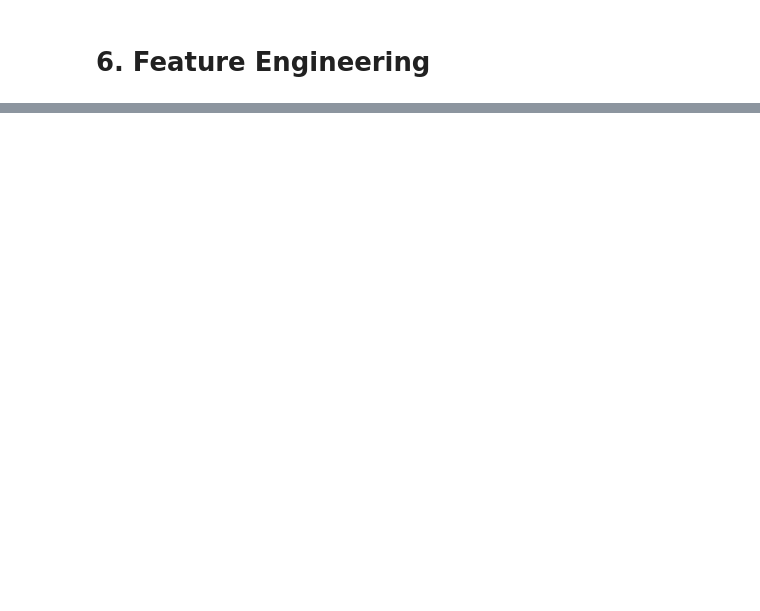
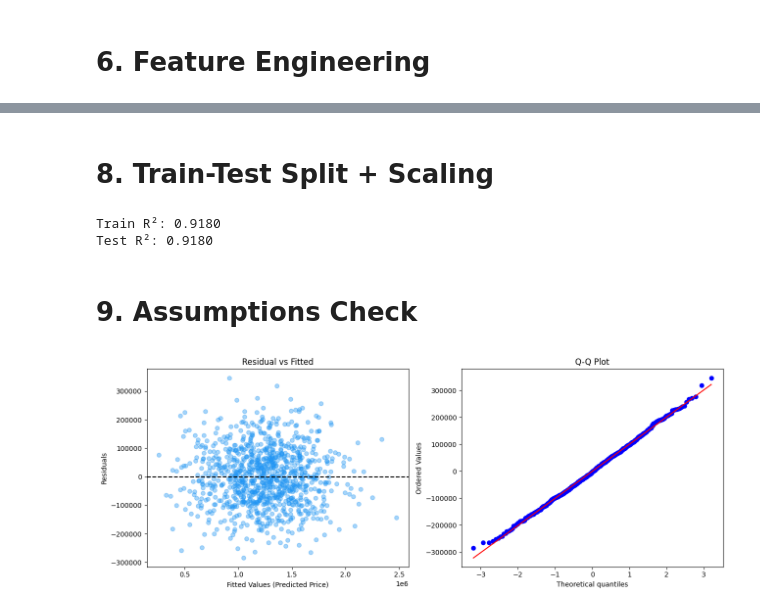
Before and after one commit to VishRoy/kaggle-notebook, a Jupyter notebook: Linear_Regression_USA_Housing.ipynb, the cells around one changed output, grey strips where cells are left out. Saved outputs shown, nothing was run; the diff lists cells and outputs as text; code cells hidden in the pictures; blank space fills up the shorter version.

Commit message:
Kaggle Notebook | Linear Regression - USA Housing | Version 1

```diff
--- a/Linear_Regression_USA_Housing.ipynb
+++ b/Linear_Regression_USA_Housing.ipynb
@@ -101,0 +171,14 @@ df = df.drop(columns=['Address']) # drop Address column
+# %%
+from statsmodels.stats.outliers_influence import variance_inflation_factor
+
+features = ['Avg. Area Income', 'Avg. Area House Age', 'Avg. Area Number of Rooms',
+            'Avg. Area Number of Bedrooms', 'Area Population']
+
+X = df[features]
+
+vif_data = pd.DataFrame()
+vif_data['Feature'] = X.columns
+vif_data['VIF'] = [
+    variance_inflation_factor(X.values, i) for i in range(X.shape[1])
+]
+print(vif_data)
@@ -101,0 +215,62 @@ df = df.drop(columns=['Address']) # drop Address column
+# %% [markdown]
+# 8. Train-Test Split + Scaling
+# %%
+from sklearn.model_selection import train_test_split
+from sklearn.preprocessing import StandardScaler
+from sklearn.compose import ColumnTransformer
+from sklearn.pipeline import Pipeline
+from sklearn.linear_model import LinearRegression
+from sklearn.metrics import r2_score, mean_squared_error, mean_absolute_error
+
+X = df[features]
+y = df['Price']
+
+
+X_train, X_test, y_train, y_test = train_test_split(X, y, test_size=0.2, random_state=42)
+
+preprocessor = ColumnTransformer(transformers = [
+        ('num', StandardScaler(), features)
+])
+
+model_pipeline = Pipeline(steps = [
+        ('preprocessor', preprocessor),
+        ('regressor', LinearRegression())
+])
+
+model_pipeline.fit(X_train, y_train)
+
+y_pred_train = model_pipeline.predict(X_train)
+y_pred_test = model_pipeline.predict(X_test)
+
+print(f"Train R²: {r2_score(y_train, y_pred_train):.4f}")
+print(f"Test R²: {r2_score(y_test, y_pred_test):.4f}")
+# %% [output]
+Train R²: 0.9180
+Test R²: 0.9180
+# %% [markdown]
+# 9. Assumptions Check
+# %%
+import matplotlib.pyplot as plt
+import scipy.stats as stats
+from statsmodels.stats.stattools import durbin_watson
+from statsmodels.stats.diagnostic import het_breuschpagan
+from scipy.stats import shapiro
+import statsmodels.api as sm
+
+residuals_test = y_test - y_pred_test
+
+# Residual vs Fitted (Linearity + Homoscedasticity)
+fig, axes = plt.subplots(1, 2, figsize=(13,5))
+axes[0].scatter(y_pred_test, residuals_test, alpha=0.4, color='#2196F3')
+axes[0].axhline(0, color='black', linestyle='--')
+axes[0].set_xlabel('Fitted Values (Predicted Price)')
+axes[0].set_ylabel('Residuals')
+axes[0].set_title('Residual vs Fitted')
+
+# Q-Q Plot (Normality)
+stats.probplot(residuals_test, dist="norm", plot=axes[1])
+axes[1].set_title('Q-Q Plot')
+plt.tight_layout()
+plt.savefig('final_assumptions_check.png', dpi=100)
+# %% [output]
+[figure, added]
```
Also changed, not shown: parts of 22 cells of this notebook.
